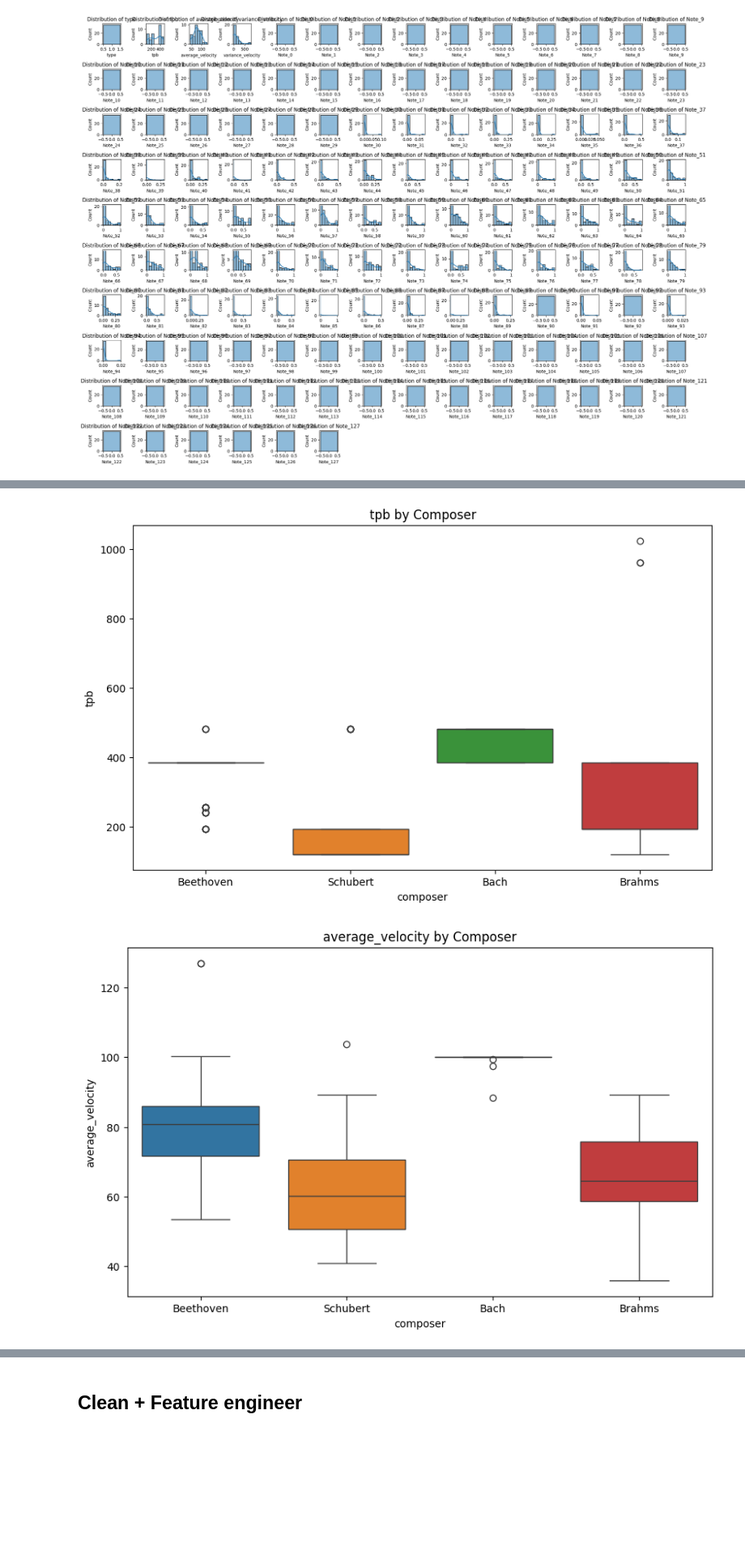
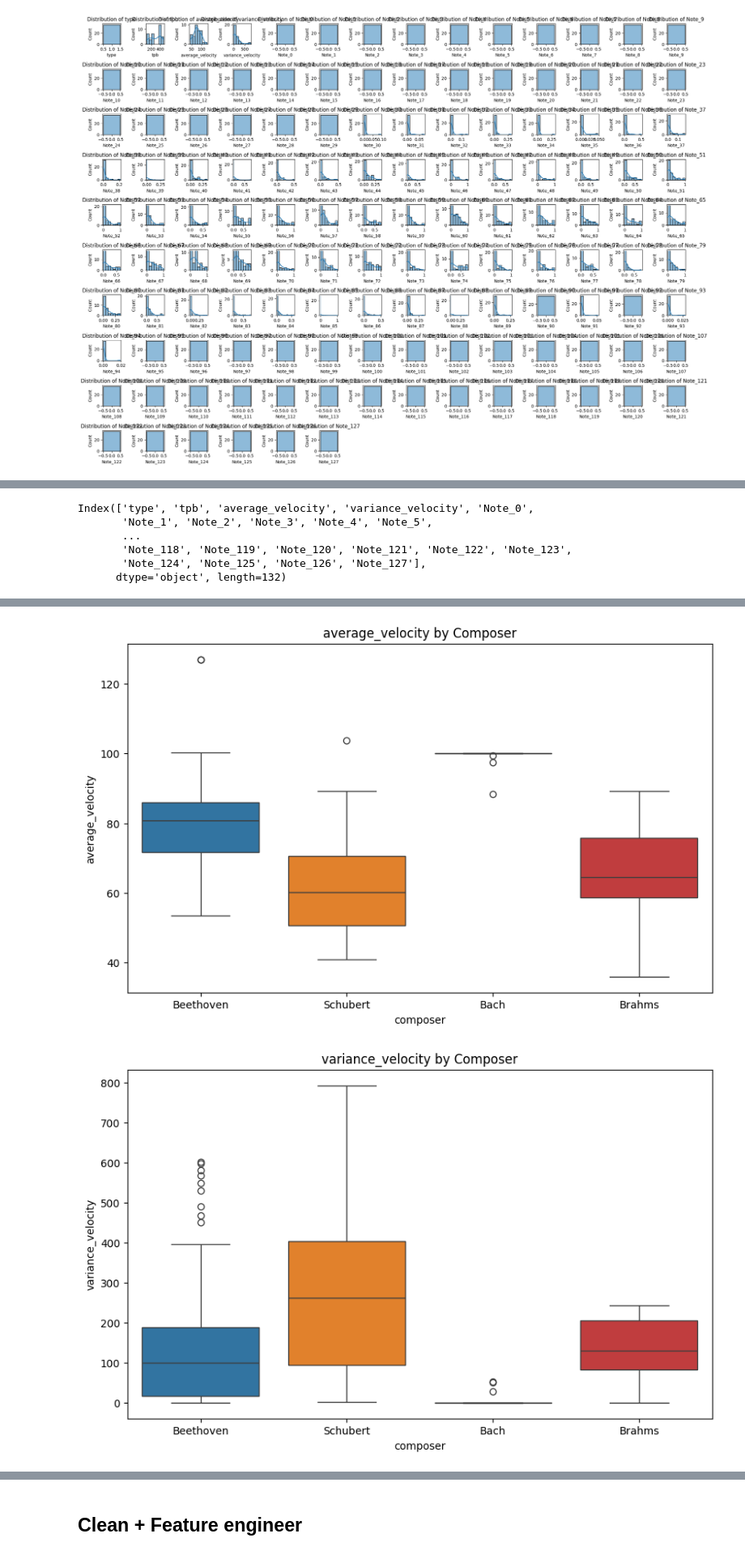
Before and after one commit to dBartMasters/sfl-challenge, a Jupyter notebook: explore_nb_mido.ipynb, the cells around one changed output, grey strips where cells are left out. Shown at 81% size. Cells and saved outputs as stored; diff of their text form; code cells hidden in the pictures; blank space fills up the shorter version.

```diff
--- a/explore_nb_mido.ipynb
+++ b/explore_nb_mido.ipynb
@@ -143,7 +145,7 @@ plt.show()
 [figure]
 # %%
 # Visualize the distribution of each numeric feature
-numeric_columns = df_unlabeled.select_dtypes(include=['float64', 'int64']).columns
+# numeric_columns = df_unlabeled.select_dtypes(include=['float64', 'int64']).columns
 
 plt.figure(figsize=(20, 15))
 for i, col in enumerate(numeric_columns):
@@ -184,18 +182,18 @@ plt.show()
+# %%
+numeric_columns
+# %% [output]
+Index(['type', 'tpb', 'average_velocity', 'variance_velocity', 'Note_0',
+       'Note_1', 'Note_2', 'Note_3', 'Note_4', 'Note_5',
+       ...
+       'Note_118', 'Note_119', 'Note_120', 'Note_121', 'Note_122', 'Note_123',
+       'Note_124', 'Note_125', 'Note_126', 'Note_127'],
+      dtype='object', length=132)
 # %%
 # Visualize the relationship between the first two numeric features and the target (if applicable)
 if 'composer' in df_labeled.columns:
-    plt.figure(figsize=(10, 6))
-    sns.boxplot(x='composer', y=numeric_columns[0], data=df_labeled, hue='composer')
-    plt.title(f'{numeric_columns[0]} by Composer')
-    plt.show()
-
-    plt.figure(figsize=(10, 6))
-    sns.boxplot(x='composer', y=numeric_columns[1], data=df_labeled, hue='composer')
-    plt.title(f'{numeric_columns[1]} by Composer')
-    plt.show()
-
-    plt.figure(figsize=(10, 6))
-    sns.boxplot(x='composer', y=numeric_columns[2], data=df_labeled, hue='composer')
-    plt.title(f'{numeric_columns[2]} by Composer')
-    plt.show()
+    for i in range(1,4):
+        plt.figure(figsize=(10, 6))
+        sns.boxplot(x='composer', y=numeric_columns[i], data=df_labeled, hue='composer')
+        plt.title(f'{numeric_columns[i]} by Composer')
+        plt.show()
 # %% [output]
@@ -203,5 +201,5 @@ if 'composer' in df_labeled.columns:
-[figure, old version]
+[figure, new version]
-[figure, old version]
+[figure, new version]
 # %%
 # Prepare the data for the stacked bar chart
 key_composer_counts = df_labeled.groupby(['key', 'composer']).size().unstack(fill_value=0)
```
Also changed, not shown: parts of 29 cells of this notebook, 1 other file.
